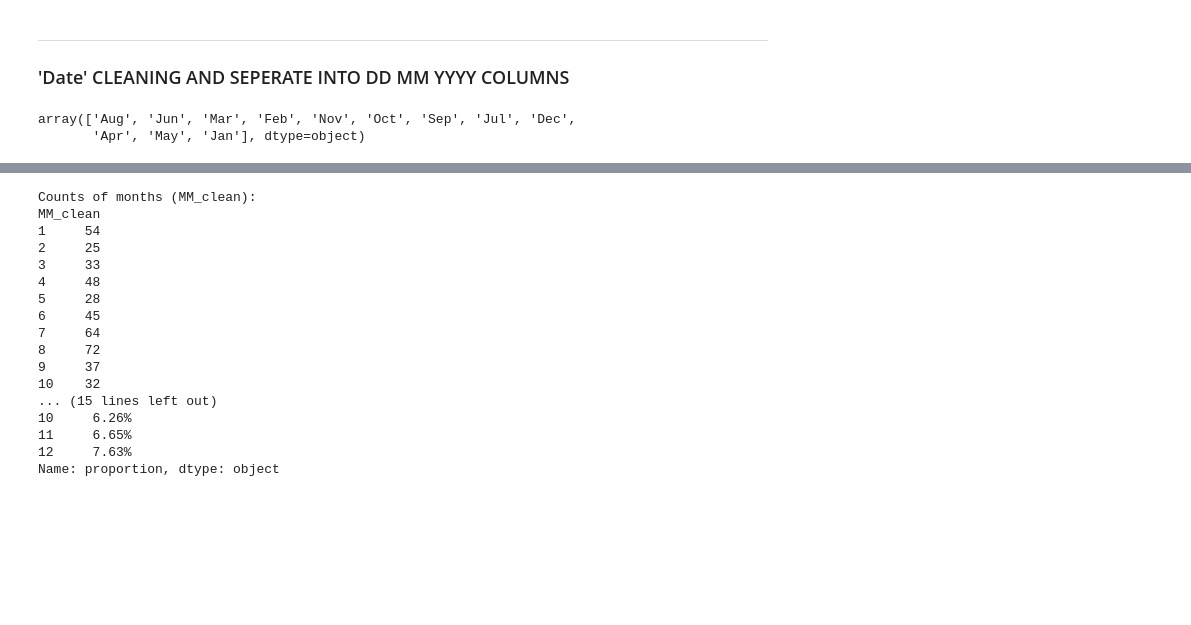
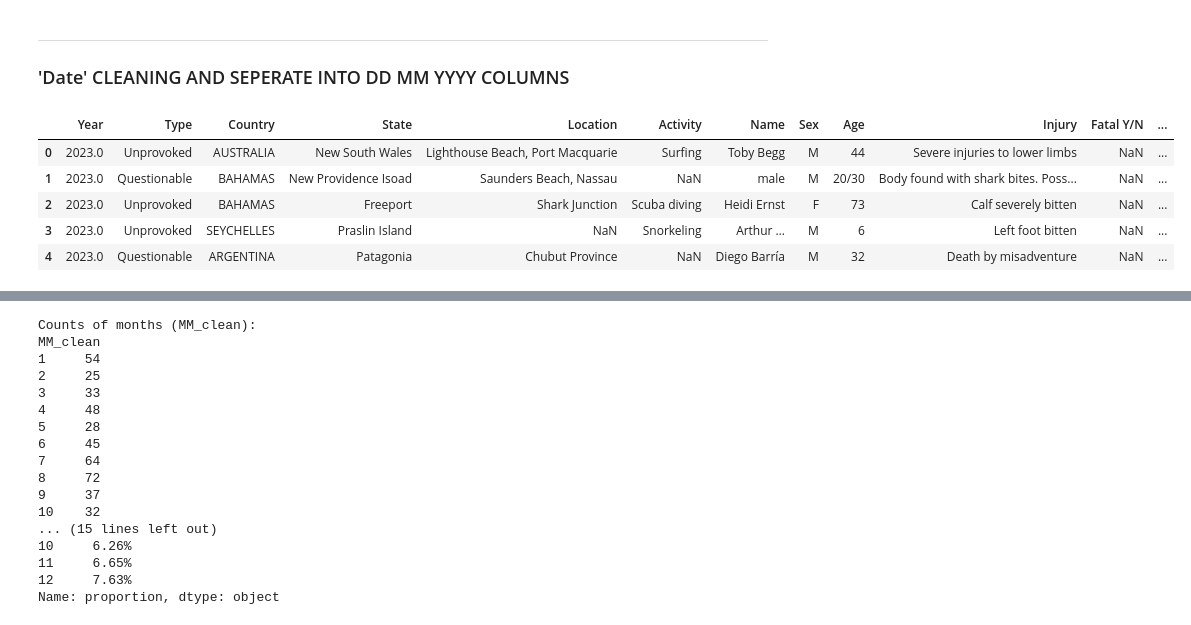
Before and after one commit to sabinagio-teaching/02_project-shark-attacks, a Jupyter notebook: notebooks/data-cleaning-pandas.ipynb, the cells around one changed output, grey strips where cells are left out. Cells and saved outputs as stored; diff of their text form; code cells hidden in the pictures; blank space fills up the shorter version.

```diff
--- a/notebooks/data-cleaning-pandas.ipynb
+++ b/notebooks/data-cleaning-pandas.ipynb
@@ -585,20 +600,56 @@ df.head(5)
 # %% [markdown]
 ----------
 ### 'Date' CLEANING AND SEPERATE INTO DD MM YYYY COLUMNS
-# %%
-import pandas as pd
-import numpy as np
-import re
-# Clean the MM from 'NaN' and 'None'
-df = df[df["MM"].notna() & (df["MM"] != "")]
-
-# Replace full month names with abbreviations
-df["MM"] = df["MM"].replace({
-    "November": "Nov",
-    "April": "Apr"
-})
-
-df['MM'].unique()
-# %% [output]
-array(['Aug', 'Jun', 'Mar', 'Feb', 'Nov', 'Oct', 'Sep', 'Jul', 'Dec',
-       'Apr', 'May', 'Jan'], dtype=object)
+# %%
+import pandas as pd
+import re
+
+# DataFrame with the 'Date' column
+df = pd.read_csv(url)
+
+# Function to parse dates-------------------------------------------------------------------------------------------------------------------
+def parse_date(date_str):
+    date_str = str(date_str).strip()
+
+    # Remove 'Reported ' prefix
+    date_str = re.sub(r'^Reported\s+', '', date_str, flags=re.IGNORECASE)
+
+    # Patterns to match
+    patterns = [
+        r'(?P<DD>\d{1,2})[- ](?P<MM>[A-Za-z]+)[- ](?P<YYYY>\d{4})',  # DD MMM YYYY
+        r'(?P<MM>[A-Za-z]+)[- ](?P<YYYY>\d{4})',                      # MMM-YYYY
+        r'(?P<YYYY>\d{4})',                                           # YYYY only
+    ]
+
+    for pat in patterns:
+        match = re.match(pat, date_str)
+        if match:
+            return match.groupdict()
+
+    return {'DD': None, 'MM': None, 'YYYY': None}
+#--------------------------------------------------------------------------------------------------------------------------------------------
+# Call Function to the column
+parsed_dates = df['Date'].apply(parse_date).apply(pd.Series)
+
+# Merge back to original DataFrame
+df = pd.concat([df, parsed_dates], axis=1)
+
+# drop the column 'Date' and add the new columns DD MM YYYY
+df = df.drop(columns=['Date'])
+
+#
+df = df[df["MM"] != "Early"]
+df = df[df["MM"] != "Circa"]
+df = df[df["MM"] != "Late"]
+df = df[df["MM"] != "Before"]
+
+# save added columns to our DataFrame
+df.to_csv("../data/interim/7_interim_date.csv", index=False)
+df.head()
+# %% [output]
+|  | Year | Type | Country | State | Location | Activity | Name | Sex | Age | Injury | Fatal Y/N | ... |
+| 0 | 2023.0 | Unprovoked | AUSTRALIA | New South Wales | Lighthouse Beach, Port Macquarie | Surfing | Toby Begg | M | 44 | Severe injuries to lower limbs | NaN | ... |
+| 1 | 2023.0 | Questionable | BAHAMAS | New Providence Isoad | Saunders Beach, Nassau | NaN | male | M | 20/30 | Body found with shark bites. Poss... | NaN | ... |
+| 2 | 2023.0 | Unprovoked | BAHAMAS | Freeport | Shark Junction | Scuba diving | Heidi Ernst | F | 73 | Calf severely bitten | NaN | ... |
+| 3 | 2023.0 | Unprovoked | SEYCHELLES | Praslin Island | NaN | Snorkeling | Arthur … | M | 6 | Left foot bitten | NaN | ... |
+| 4 | 2023.0 | Questionable | ARGENTINA | Patagonia | Chubut Province | NaN | Diego Barría | M | 32 | Death by misadventure | NaN | ... |
```
Also changed, not shown: parts of 18 cells of this notebook, 4 other files.
